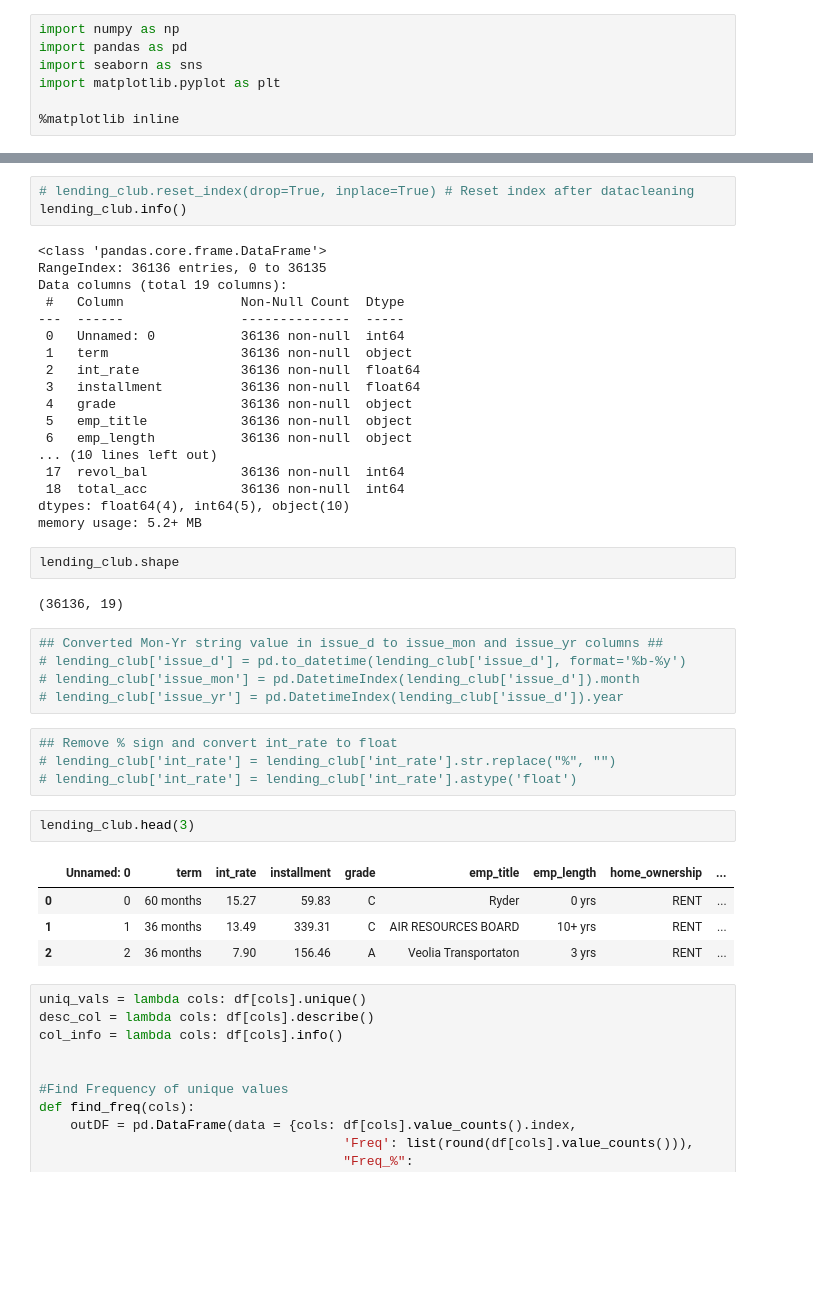
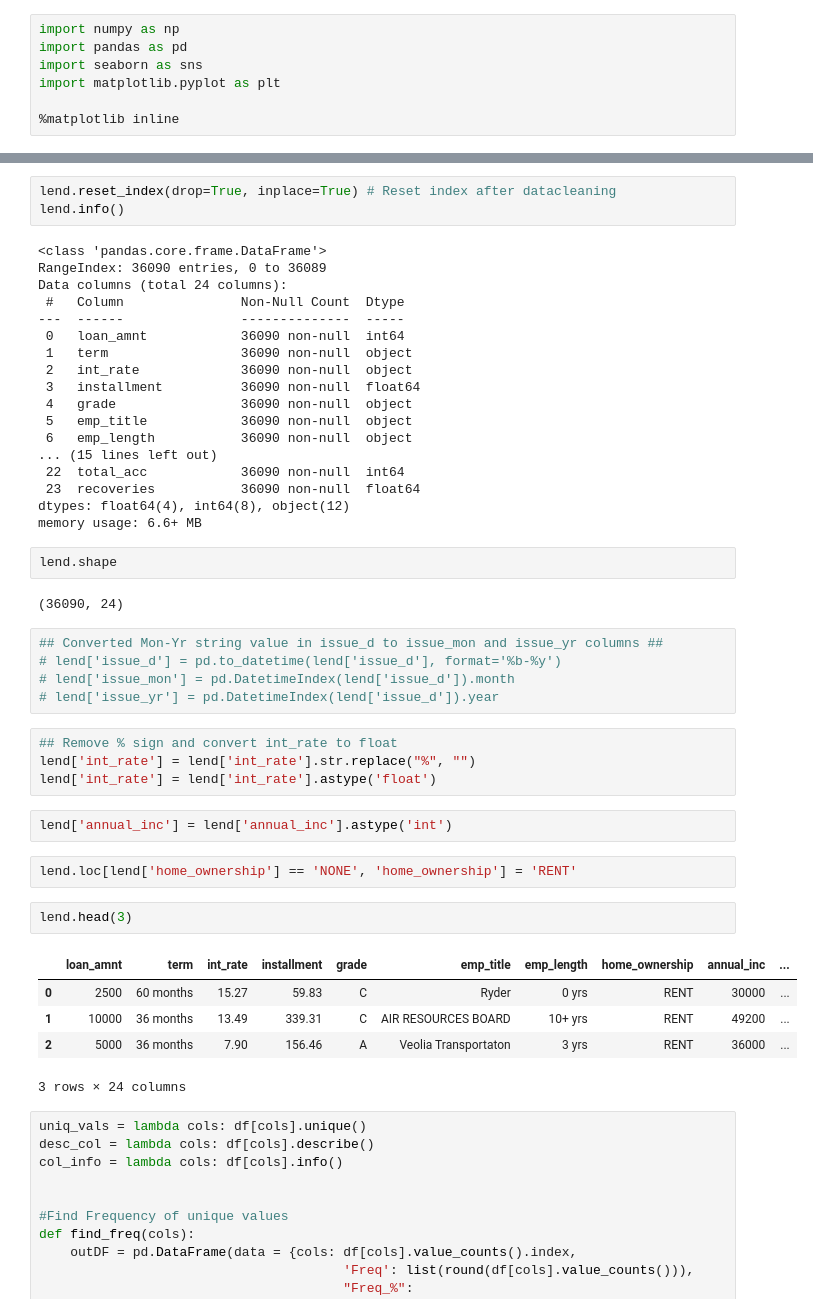
Before and after one commit to KokilaPawar/LendingClub_CaseStudy, a Jupyter notebook: Lending_Club.ipynb, the cells around one changed output, grey strips where cells are left out. Drawn from its saved outputs; the diff is of its cells as text; blank space fills up the shorter version.

```diff
--- a/Lending_Club.ipynb
+++ b/Lending_Club.ipynb
@@ -56,45 +57,50 @@ Index(['Unnamed: 0', 'term', 'int_rate', 'installment', 'grade', 'emp_title',
       dtype='object')
 # %%
-# lending_club.reset_index(drop=True, inplace=True) # Reset index after datacleaning
-lending_club.info()
+lend.reset_index(drop=True, inplace=True) # Reset index after datacleaning
+lend.info()
 # %% [output]
 <class 'pandas.core.frame.DataFrame'>
-RangeIndex: 36136 entries, 0 to 36135
-Data columns (total 19 columns):
+RangeIndex: 36090 entries, 0 to 36089
+Data columns (total 24 columns):
  #   Column               Non-Null Count  Dtype
 ---  ------               --------------  -----
- 0   Unnamed: 0           36136 non-null  int64
- 1   term                 36136 non-null  object
- 2   int_rate             36136 non-null  float64
- 3   installment          36136 non-null  float64
- 4   grade                36136 non-null  object
- 5   emp_title            36136 non-null  object
- 6   emp_length           36136 non-null  object
-... (10 lines left out)
- 17  revol_bal            36136 non-null  int64
- 18  total_acc            36136 non-null  int64
-dtypes: float64(4), int64(5), object(10)
-memory usage: 5.2+ MB
+ 0   loan_amnt            36090 non-null  int64
+ 1   term                 36090 non-null  object
+ 2   int_rate             36090 non-null  object
+ 3   installment          36090 non-null  float64
+ 4   grade                36090 non-null  object
+ 5   emp_title            36090 non-null  object
+ 6   emp_length           36090 non-null  object
+... (15 lines left out)
+ 22  total_acc            36090 non-null  int64
+ 23  recoveries           36090 non-null  float64
+dtypes: float64(4), int64(8), object(12)
+memory usage: 6.6+ MB
 # %%
-lending_club.shape
+lend.shape
 # %% [output]
-(36136, 19)
+(36090, 24)
 # %%
 ## Converted Mon-Yr string value in issue_d to issue_mon and issue_yr columns ##
-# lending_club['issue_d'] = pd.to_datetime(lending_club['issue_d'], format='%b-%y')
-# lending_club['issue_mon'] = pd.DatetimeIndex(lending_club['issue_d']).month
-# lending_club['issue_yr'] = pd.DatetimeIndex(lending_club['issue_d']).year
+# lend['issue_d'] = pd.to_datetime(lend['issue_d'], format='%b-%y')
+# lend['issue_mon'] = pd.DatetimeIndex(lend['issue_d']).month
+# lend['issue_yr'] = pd.DatetimeIndex(lend['issue_d']).year
 # %%
 ## Remove % sign and convert int_rate to float
-# lending_club['int_rate'] = lending_club['int_rate'].str.replace("%", "")
-# lending_club['int_rate'] = lending_club['int_rate'].astype('float')
+lend['int_rate'] = lend['int_rate'].str.replace("%", "")
+lend['int_rate'] = lend['int_rate'].astype('float')
+# %%
+lend['annual_inc'] = lend['annual_inc'].astype('int')
+# %%
+lend.loc[lend['home_ownership'] == 'NONE', 'home_ownership'] = 'RENT'
 # %%
-lending_club.head(3)
+lend.head(3)
 # %% [output]
-|  | Unnamed: 0 | term | int_rate | installment | grade | emp_title | emp_length | home_ownership | ... |
-| 0 | 0 | 60 months | 15.27 | 59.83 | C | Ryder | 0 yrs | RENT | ... |
-| 1 | 1 | 36 months | 13.49 | 339.31 | C | AIR RESOURCES BOARD | 10+ yrs | RENT | ... |
-| 2 | 2 | 36 months | 7.90 | 156.46 | A | Veolia Transportaton | 3 yrs | RENT | ... |
+|  | loan_amnt | term | int_rate | installment | grade | emp_title | emp_length | home_ownership | annual_inc | ... |
+| 0 | 2500 | 60 months | 15.27 | 59.83 | C | Ryder | 0 yrs | RENT | 30000 | ... |
+| 1 | 10000 | 36 months | 13.49 | 339.31 | C | AIR RESOURCES BOARD | 10+ yrs | RENT | 49200 | ... |
+| 2 | 5000 | 36 months | 7.90 | 156.46 | A | Veolia Transportaton | 3 yrs | RENT | 36000 | ... |
+3 rows × 24 columns
 # %%
 uniq_vals = lambda cols: df[cols].unique()
 desc_col = lambda cols: df[cols].describe()
```
Also changed, not shown: parts of 183 cells of this notebook.
